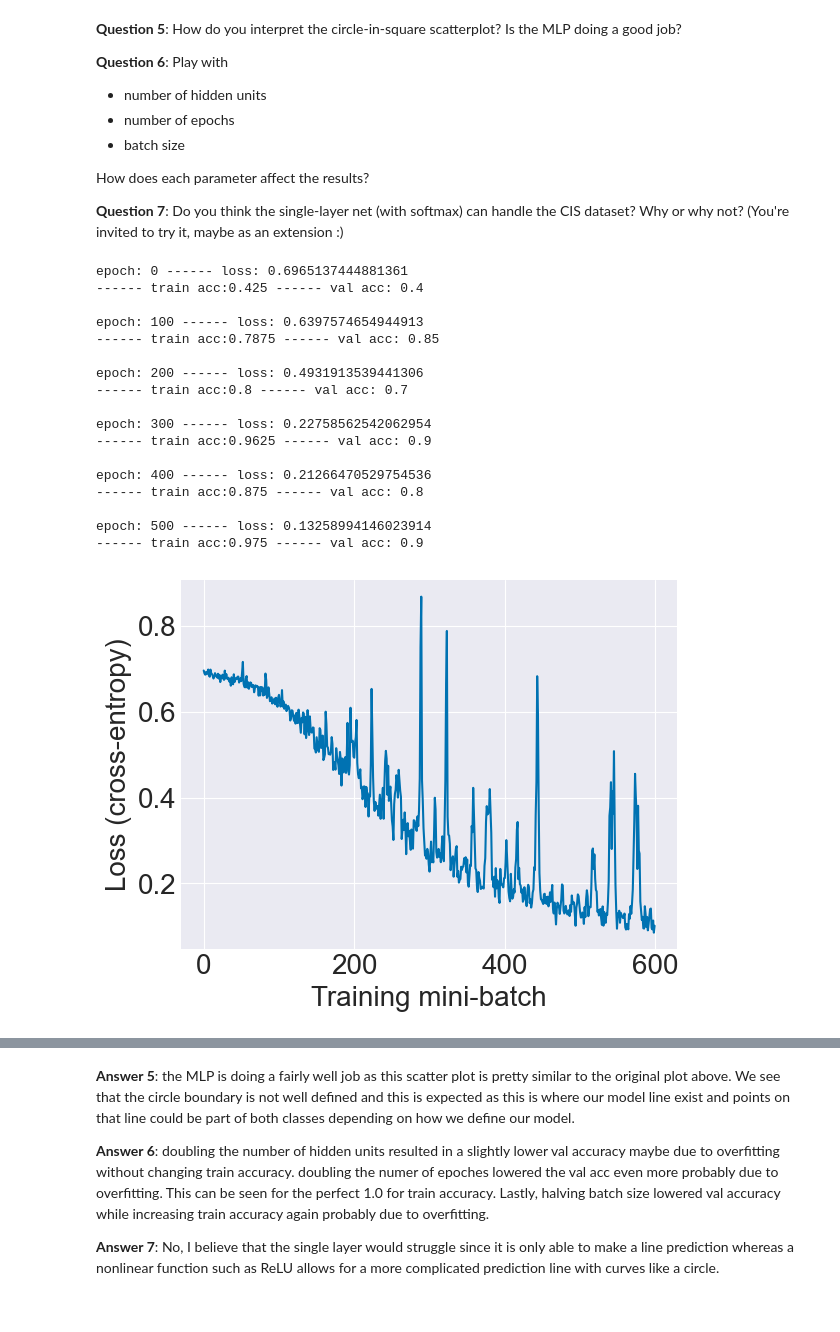
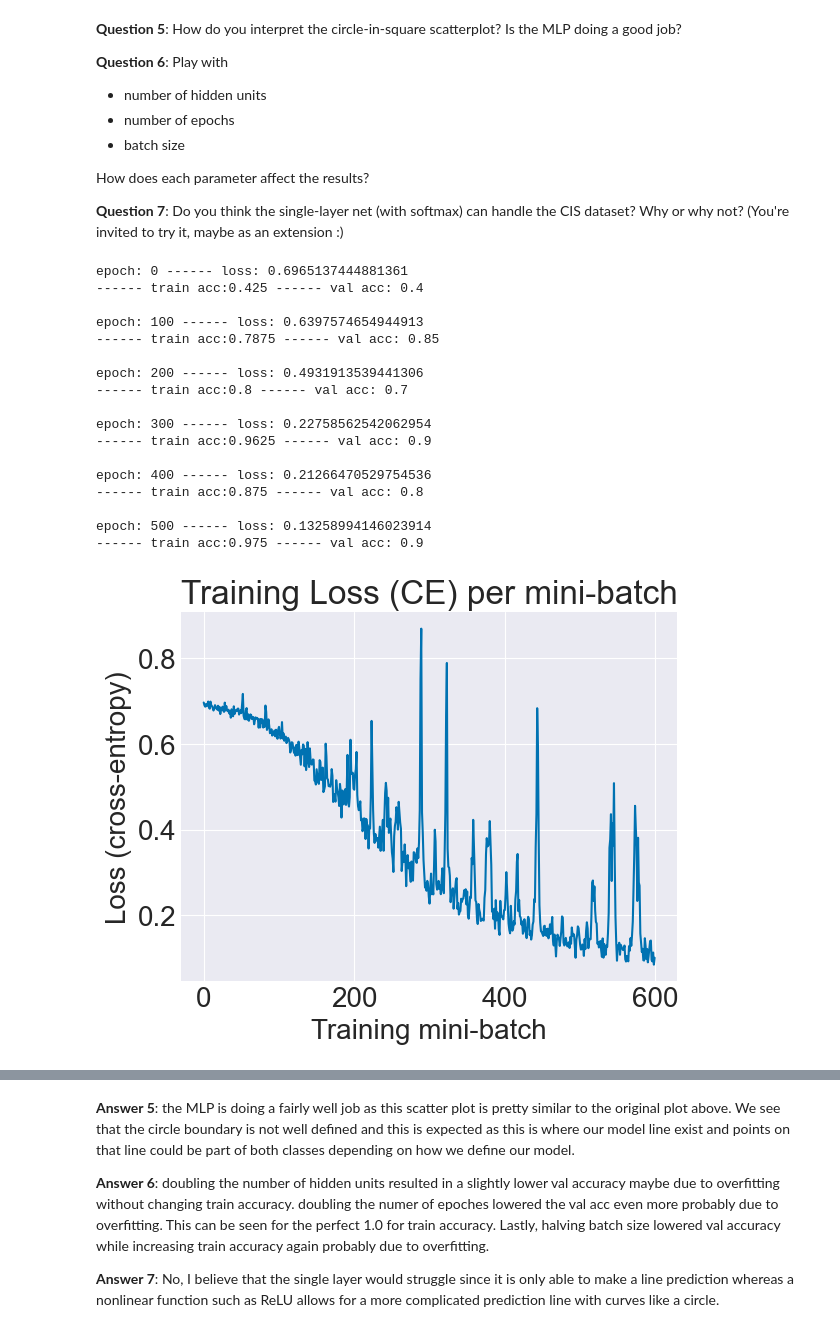
Before and after one commit to GhailanFadah/Neural-Networks, a Jupyter notebook: project 2/mlp.ipynb, the cells around one changed output, grey strips where cells are left out. Saved outputs shown, nothing was run; the diff lists cells and outputs as text; code cells hidden in the pictures.

```diff
--- a/project 2/mlp.ipynb
+++ b/project 2/mlp.ipynb
@@ -35,6 +35,7 @@ def plot_cross_entropy_loss(loss_history):
     plt.plot(loss_history)
     plt.xlabel('Training mini-batch')
     plt.ylabel('Loss (cross-entropy)')
+    plt.title("Training Loss (CE) per mini-batch")
     plt.show()
 # %% [markdown]
 ## Load in data
@@ -476,27 +479,28 @@ How does each parameter affect the results?
 # %%
 net_cis = MLP(2, 100, 2)
 loss, trian, val =net_cis.fit(cis_train_x, cis_train_y, cis_val_x, cis_val_y, False, 600, 0.5, 80,0)
 plot_cross_entropy_loss(loss)
 c_pred_y = net_cis.predict(cis_test_x)
 plt.scatter(cis_test_x[:,0], cis_test_x[:,1], c=c_pred_y)
 plt.axis('equal')
+plt.title("CIS predicted")
 plt.show()
 # %% [output]
 epoch: 0 ------ loss: 0.6965137444881361
 ------ train acc:0.425 ------ val acc: 0.4
 
 epoch: 100 ------ loss: 0.6397574654944913
 ------ train acc:0.7875 ------ val acc: 0.85
 
 epoch: 200 ------ loss: 0.4931913539441306
 ------ train acc:0.8 ------ val acc: 0.7
 
 epoch: 300 ------ loss: 0.22758562542062954
 ------ train acc:0.9625 ------ val acc: 0.9
 
 epoch: 400 ------ loss: 0.21266470529754536
 ------ train acc:0.875 ------ val acc: 0.8
 
 epoch: 500 ------ loss: 0.13258994146023914
 ------ train acc:0.975 ------ val acc: 0.9
-[figure, old version]
+[figure, new version]
```
Also changed, not shown: parts of 25 cells of this notebook, 1 other file.
